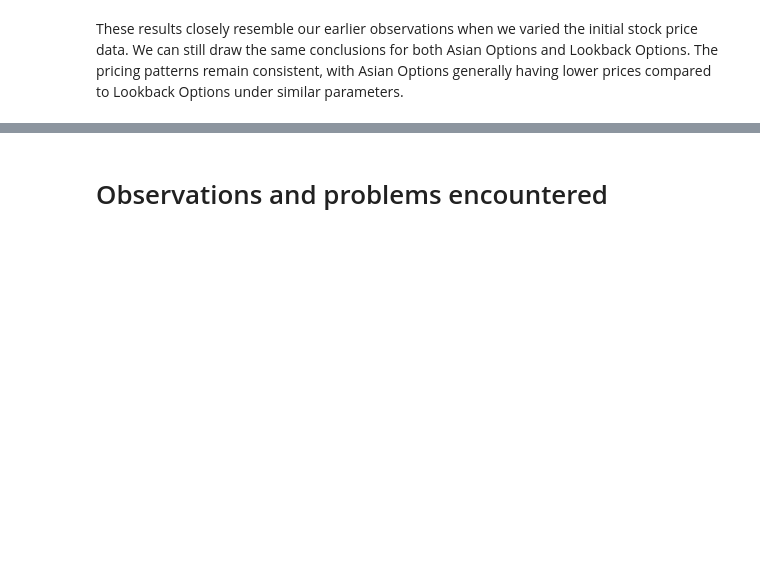
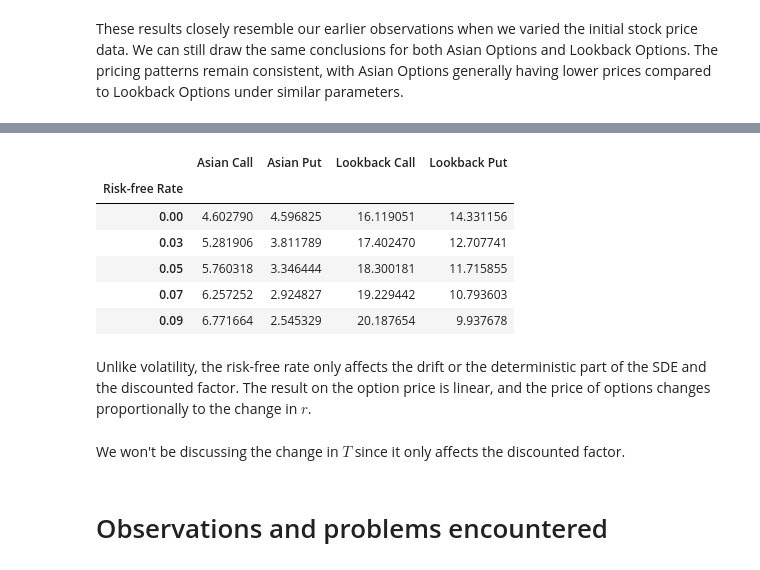
Before and after one commit to baobach/CQF_June_Cohort, a Jupyter notebook: module_3/exam/exam3.ipynb, the cells around one changed output, grey strips where cells are left out. Cells and saved outputs as stored; diff of their text form; code cells hidden in the pictures; blank space fills up the shorter version.

```diff
--- a/module_3/exam/exam3.ipynb
+++ b/module_3/exam/exam3.ipynb
@@ -469,3 +497,34 @@ These results closely resemble our earlier observations when we varied the initi
+# %%
+r_set = [0, 0.03, 0.05, 0.07, 0.09]
+asian_calls = [asian(100,100,r,0.2,1,252,100000,"C") for r in r_set]
+asian_puts = [asian(100,100,r,0.2,1,252,100000,"P") for r in r_set]
+lookback_calls = [lookback(100,100,r,0.2,1,252,100000,"C") for r in r_set]
+lookback_puts = [lookback(100,100,r,0.2,1,252,100000,"P") for r in r_set]
+# %%
+# Create a dictionary with the sets and headers
+data4 = {
+    'Risk-free Rate': r_set,
+    'Asian Call': asian_calls,
+    'Asian Put': asian_puts,
+    'Lookback Call': lookback_calls,
+    'Lookback Put': lookback_puts
+}
+# Create a DataFrame
+df4 = pd.DataFrame(data4).set_index('Risk-free Rate')
+
+df4
+# %% [output]
+|  | Asian Call | Asian Put | Lookback Call | Lookback Put |
+| Risk-free Rate |  |  |  |  |
+| 0.00 | 4.602790 | 4.596825 | 16.119051 | 14.331156 |
+| 0.03 | 5.281906 | 3.811789 | 17.402470 | 12.707741 |
+| 0.05 | 5.760318 | 3.346444 | 18.300181 | 11.715855 |
+| 0.07 | 6.257252 | 2.924827 | 19.229442 | 10.793603 |
+| 0.09 | 6.771664 | 2.545329 | 20.187654 | 9.937678 |
+# %% [markdown]
+Unlike volatility, the risk-free rate only affects the drift or the deterministic part of the SDE and the discounted factor. The result on the option price is linear, and the price of options changes proportionally to the change in $r$.
+# %% [markdown]
+We won't be discussing the change in $T$ since it only affects the discounted factor.
 # %% [markdown]
 # Observations and problems encountered
 # %% [markdown]
```
Also changed, not shown: parts of 31 cells of this notebook, 4 other files.
